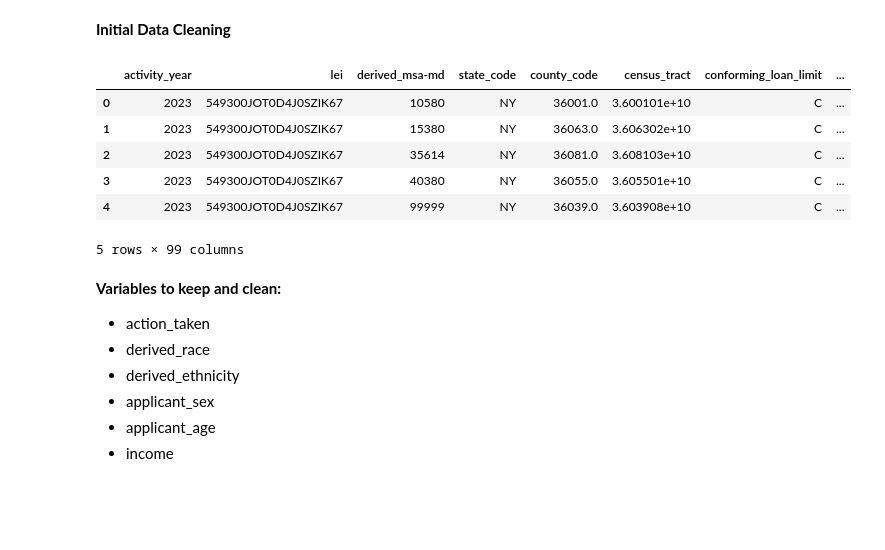
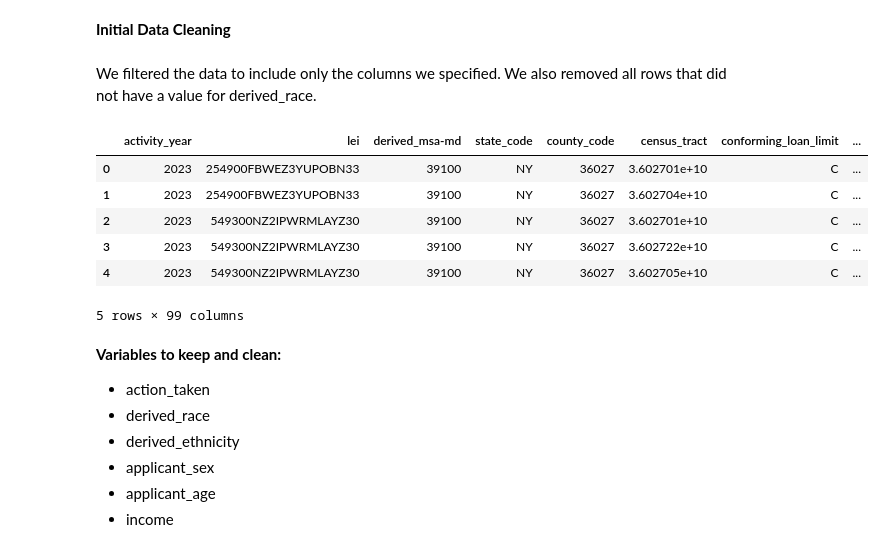
Before and after one commit to vzhang03/cmpu250-final-project, a Jupyter notebook: eda/dutchess_data_cleaning.ipynb, the cells around one changed output. Cells and saved outputs as stored; diff of their text form; code cells hidden in the pictures; blank space fills up the shorter version.

Commit message:
Update dutchess_data_cleaning.ipynb
added an explanation of changes

```diff
--- a/eda/dutchess_data_cleaning.ipynb
+++ b/eda/dutchess_data_cleaning.ipynb
@@ -1,18 +1,20 @@
 # %% [markdown]
 **Initial Data Cleaning**
+# %% [markdown]
+We filtered the data to include only the columns we specified. We also removed all rows that did not have a value for derived_race.
 # %%
 import pandas as pd
 # %%
-nys_data_raw = pd.read_csv("/Users/elliekogan/Documents/GitHub/cmpu250-final-project/data/raw-data/ny_home_purchase.csv")
+dutchess_data_raw = pd.read_csv("/Users/elliekogan/Documents/GitHub/cmpu250-final-project/data/raw-data/dutchess_home_purchase.csv")
 # %%
-nys_data_raw.head()
+dutchess_data_raw.head()
 # %% [output]
 |  | activity_year | lei | derived_msa-md | state_code | county_code | census_tract | conforming_loan_limit | ... |
-| 0 | 2023 | 549300JOT0D4J0SZIK67 | 10580 | NY | 36001.0 | 3.600101e+10 | C | ... |
-| 1 | 2023 | 549300JOT0D4J0SZIK67 | 15380 | NY | 36063.0 | 3.606302e+10 | C | ... |
-| 2 | 2023 | 549300JOT0D4J0SZIK67 | 35614 | NY | 36081.0 | 3.608103e+10 | C | ... |
-| 3 | 2023 | 549300JOT0D4J0SZIK67 | 40380 | NY | 36055.0 | 3.605501e+10 | C | ... |
-| 4 | 2023 | 549300JOT0D4J0SZIK67 | 99999 | NY | 36039.0 | 3.603908e+10 | C | ... |
+| 0 | 2023 | 254900FBWEZ3YUPOBN33 | 39100 | NY | 36027 | 3.602701e+10 | C | ... |
+| 1 | 2023 | 254900FBWEZ3YUPOBN33 | 39100 | NY | 36027 | 3.602704e+10 | C | ... |
+| 2 | 2023 | 549300NZ2IPWRMLAYZ30 | 39100 | NY | 36027 | 3.602701e+10 | C | ... |
+| 3 | 2023 | 549300NZ2IPWRMLAYZ30 | 39100 | NY | 36027 | 3.602722e+10 | C | ... |
+| 4 | 2023 | 549300NZ2IPWRMLAYZ30 | 39100 | NY | 36027 | 3.602705e+10 | C | ... |
 5 rows × 99 columns
 # %% [markdown]
 **Variables to keep and clean:**
```
Also changed, not shown: parts of 6 cells of this notebook.
